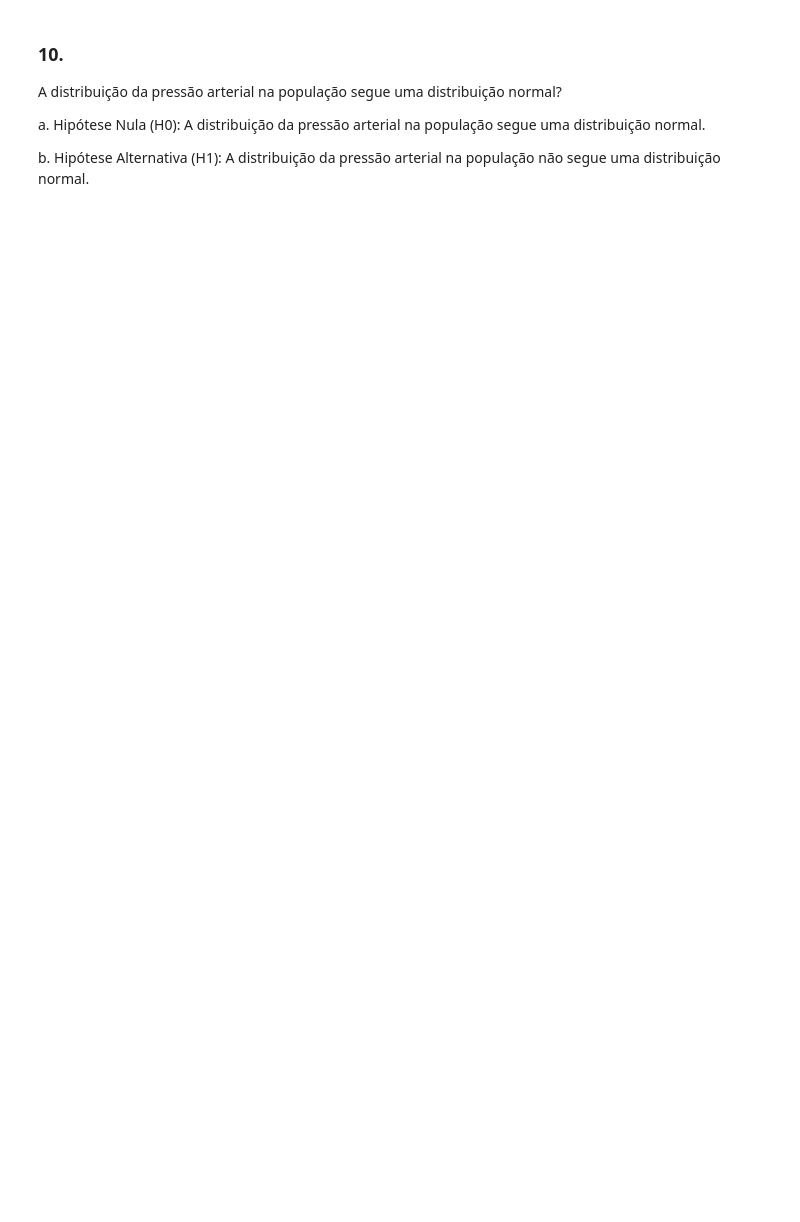
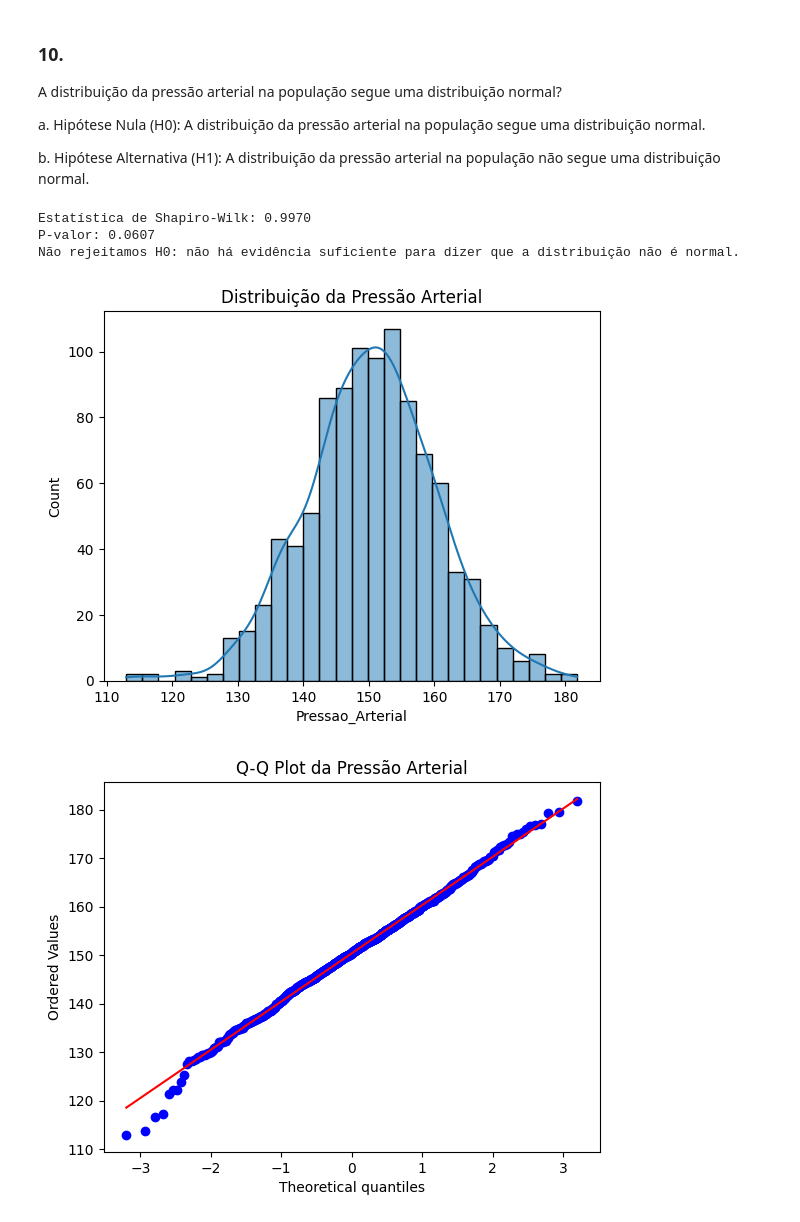
Before and after one commit to pathilink/sp_global_bootcamp, a Jupyter notebook: 5_exercicio_teste_hipotese/exercicio_teste_hipotese.ipynb, the cells around one changed output. Drawn from its saved outputs; the diff is of its cells as text; code cells hidden in the pictures; blank space fills up the shorter version.

```diff
--- a/5_exercicio_teste_hipotese/exercicio_teste_hipotese.ipynb
+++ b/5_exercicio_teste_hipotese/exercicio_teste_hipotese.ipynb
@@ -162,3 +486,30 @@ A distribuição da pressão arterial na população segue uma distribuição no
 a. Hipótese Nula (H0): A distribuição da pressão arterial na população segue uma distribuição normal.
 
 b. Hipótese Alternativa (H1): A distribuição da pressão arterial na população não segue uma distribuição normal.
+# %%
+stat, p_valor = shapiro(df_pacientes["Pressao_Arterial"])
+
+print(f"Estatística de Shapiro-Wilk: {stat:.4f}")
+print(f"P-valor: {p_valor:.4f}")
+
+# Nível de significância
+alpha = 0.05
+if p_valor < alpha:
+    print("Rejeitamos H0: a distribuição da pressão arterial NÃO segue uma normal.")
+else:
+    print("Não rejeitamos H0: não há evidência suficiente para dizer que a distribuição não é normal.")
+# %% [output]
+Estatística de Shapiro-Wilk: 0.9970
+P-valor: 0.0607
+Não rejeitamos H0: não há evidência suficiente para dizer que a distribuição não é normal.
+# %%
+sns.histplot(df_pacientes["Pressao_Arterial"], kde=True)
+plt.title("Distribuição da Pressão Arterial")
+plt.show()
+
+stats.probplot(df_pacientes["Pressao_Arterial"], dist="norm", plot=plt)
+plt.title("Q-Q Plot da Pressão Arterial")
+plt.show()
+# %% [output]
+[figure, added]
+[figure, added]
```
Also changed, not shown: parts of 21 cells of this notebook.
